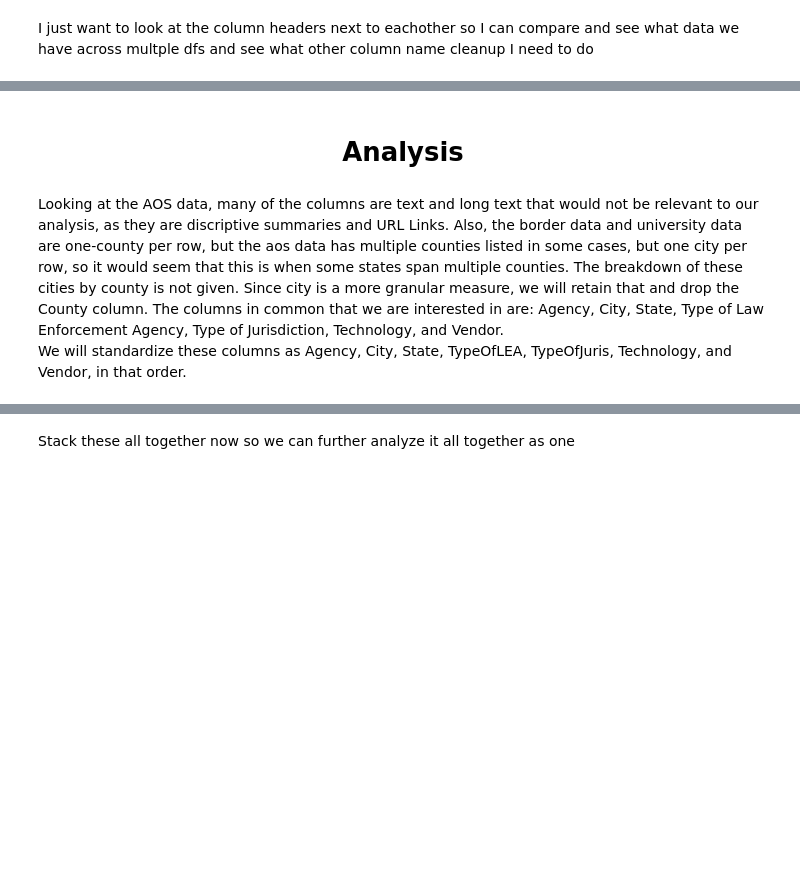
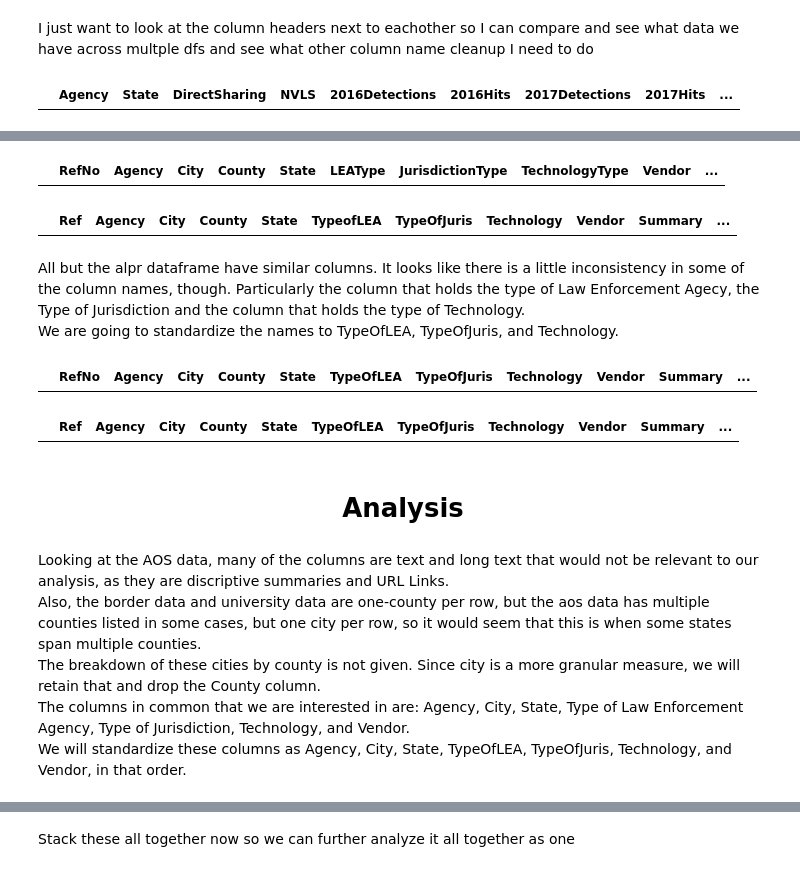
Before and after one commit to robinphurtado/SDSUDataScienceProject, a Jupyter notebook: notebooks/surveilanceproject.ipynb, the cells around one changed output, grey strips where cells are left out. Drawn from its saved outputs; the diff is of its cells as text; code cells hidden in the pictures; blank space fills up the shorter version.

```diff
--- a/notebooks/surveilanceproject.ipynb
+++ b/notebooks/surveilanceproject.ipynb
@@ -518,11 +518,23 @@ df_schol_srv.head(0)
 |  | Ref | Agency | City | County | State | TypeofLEA | TypeOfJuris | Technology | Vendor | Summary | ... |
 # %% [markdown]
 I just want to look at the column headers next to eachother so I can compare and see what data we have across multple dfs and see what other column name cleanup I need to do
+# %%
+df_alpr_data.head(0)
+# %% [output]
+|  | Agency | State | DirectSharing | NVLS | 2016Detections | 2016Hits | 2017Detections | 2017Hits | ... |
 # %%
 df_aos.head(0)
 # %% [output]
 |  | AOSNUMBER | City | Counties | County1 | County2 | County3 | County4 | County5 | County6 | County7 | State | ... |
 # %%
-df_alpr_data.head(0)
+df_aos_brdr.head(0)
+# %% [output]
+|  | RefNo | Agency | City | County | State | LEAType | JurisdictionType | TechnologyType | Vendor | ... |
 # %%
-df_schol_srv_sm.head(0)
+df_schol_srv.head(0)
+# %% [output]
+|  | Ref | Agency | City | County | State | TypeofLEA | TypeOfJuris | Technology | Vendor | Summary | ... |
+# %% [markdown]
+All but the alpr dataframe have similar columns.  It looks like there is a little inconsistency in some of the column names, though.
+Particularly the column that holds the type of Law Enforcement Agecy, the Type of Jurisdiction and the column that holds the type of Technology.
+We are going to standardize the names to TypeOfLEA, TypeOfJuris, and Technology.
@@ -529,13 +549,18 @@ df_schol_srv_sm.head(0)
 # %%
-df_aos_sm.head(0)
+df_aos_brdr.head(0)
+# %% [output]
+|  | RefNo | Agency | City | County | State | TypeOfLEA | TypeOfJuris | Technology | Vendor | Summary | ... |
 # %%
-df_aos_brdr_sm.head(0)
+df_schol_srv.head(0)
+# %% [output]
+|  | Ref | Agency | City | County | State | TypeOfLEA | TypeOfJuris | Technology | Vendor | Summary | ... |
 # %% [markdown]
 # <center>**Analysis**
 # %% [markdown]
-Looking at the AOS data, many of the columns are text and long text that would not be relevant to our analysis, as they are discriptive summaries and URL Links.
-Also, the border data and university data are one-county per row, but the aos data has multiple counties listed in some cases, but one city per row, so it would seem that this is when some states span multiple counties.  The breakdown of these cities by county is not given.  Since city is a more granular measure, we will retain that and drop the County column.
-The columns in common that we are interested in are: Agency, City, State, Type of Law Enforcement Agency, Type of Jurisdiction, Technology, and Vendor.
+Looking at the AOS data, many of the columns are text and long text that would not be relevant to our analysis, as they are discriptive summaries and URL Links. <br>
+Also, the border data and university data are one-county per row, but the aos data has multiple counties listed in some cases, but one city per row, so it would seem that this is when some states span multiple counties.<br>
+The breakdown of these cities by county is not given.  Since city is a more granular measure, we will retain that and drop the County column.<br>
+The columns in common that we are interested in are: Agency, City, State, Type of Law Enforcement Agency, Type of Jurisdiction, Technology, and Vendor.<br>
 We will standardize these columns as Agency, City, State, TypeOfLEA, TypeOfJuris, Technology, and Vendor, in that order.
 # %%
 #new order of columns
```
Also changed, not shown: parts of 78 cells of this notebook, 1 other file.
